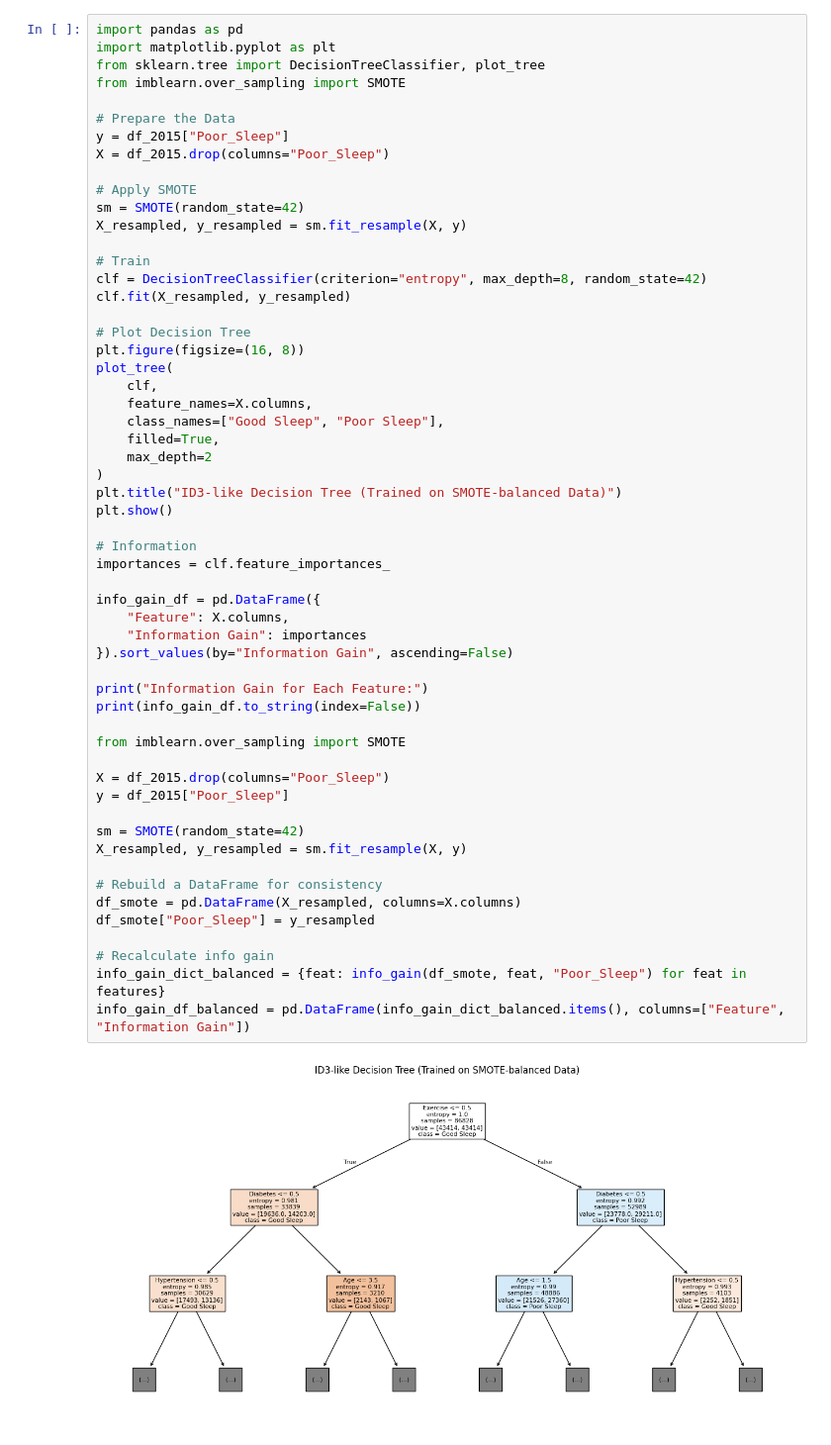
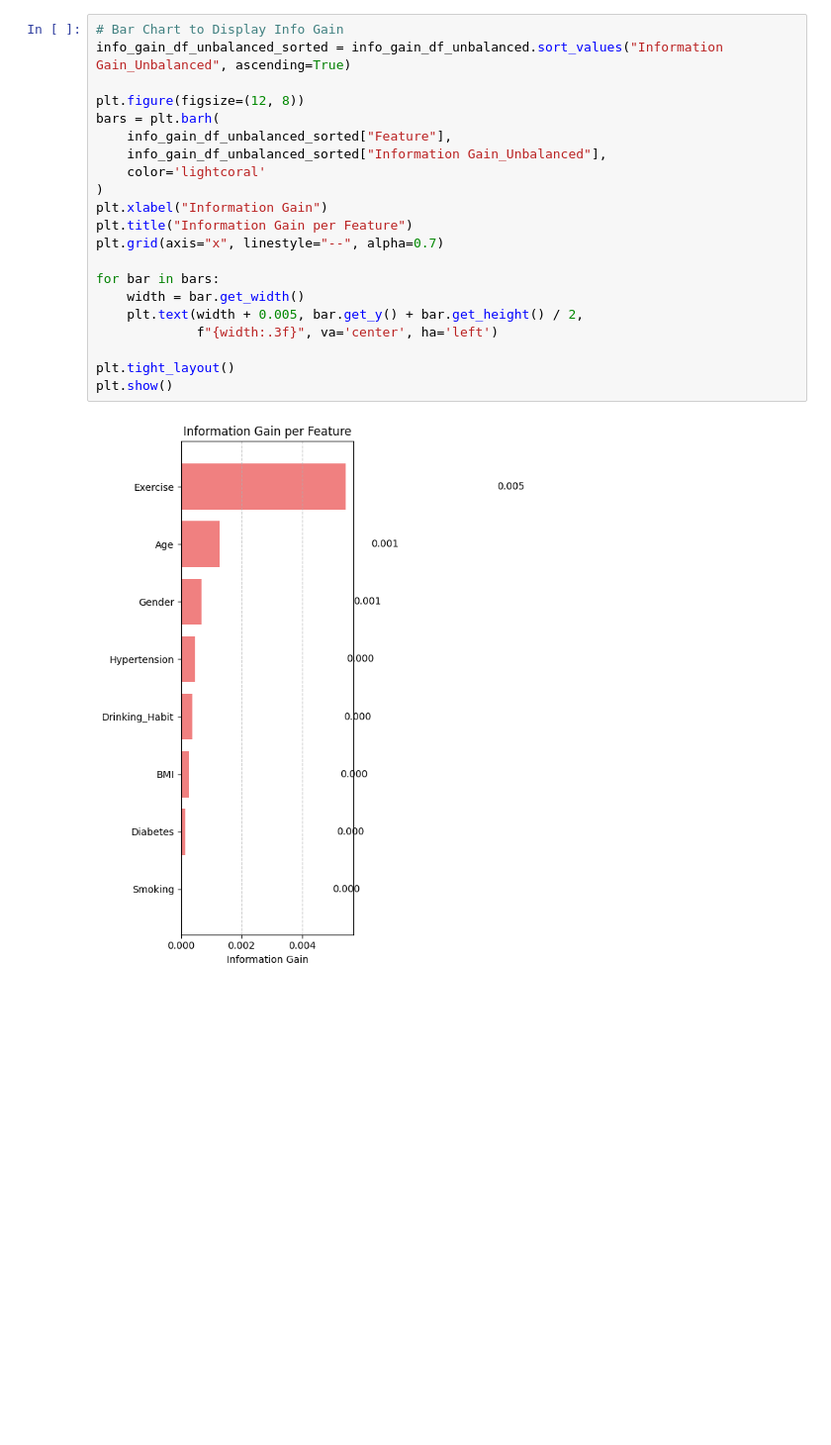
Before and after one commit to jweland/DataModels, a Jupyter notebook: main.ipynb, the cells around one changed output. Shown at 99% size. Saved outputs shown, nothing was run; the diff lists cells and outputs as text; blank space fills up the shorter version.

```diff
--- a/main.ipynb
+++ b/main.ipynb
@@ -98,58 +76,23 @@ Hypertension: 0.0005
 # %%
-import pandas as pd
-import matplotlib.pyplot as plt
-from sklearn.tree import DecisionTreeClassifier, plot_tree
-from imblearn.over_sampling import SMOTE
+# Bar Chart to Display Info Gain
+info_gain_df_unbalanced_sorted = info_gain_df_unbalanced.sort_values("Information Gain_Unbalanced", ascending=True)
 
-# Prepare the Data
-y = df_2015["Poor_Sleep"]
-X = df_2015.drop(columns="Poor_Sleep")
+plt.figure(figsize=(12, 8))
+bars = plt.barh(
+    info_gain_df_unbalanced_sorted["Feature"],
+    info_gain_df_unbalanced_sorted["Information Gain_Unbalanced"],
+    color='lightcoral'
+)
+plt.xlabel("Information Gain")
+plt.title("Information Gain per Feature")
+plt.grid(axis="x", linestyle="--", alpha=0.7)
 
-# Apply SMOTE
-sm = SMOTE(random_state=42)
-X_resampled, y_resampled = sm.fit_resample(X, y)
+for bar in bars:
+    width = bar.get_width()
+    plt.text(width + 0.005, bar.get_y() + bar.get_height() / 2,
+             f"{width:.3f}", va='center', ha='left')
 
-# Train
-clf = DecisionTreeClassifier(criterion="entropy", max_depth=8, random_state=42)
-clf.fit(X_resampled, y_resampled)
-
-# Plot Decision Tree
-plt.figure(figsize=(16, 8))
-plot_tree(
-    clf,
-    feature_names=X.columns,
-    class_names=["Good Sleep", "Poor Sleep"],
-    filled=True,
-    max_depth=2
-)
-plt.title("ID3-like Decision Tree (Trained on SMOTE-balanced Data)")
+plt.tight_layout()
 plt.show()
-
-# Information
-importances = clf.feature_importances_
-
-info_gain_df = pd.DataFrame({
-    "Feature": X.columns,
-    "Information Gain": importances
-}).sort_values(by="Information Gain", ascending=False)
-
-print("Information Gain for Each Feature:")
-print(info_gain_df.to_string(index=False))
-
-from imblearn.over_sampling import SMOTE
-
-X = df_2015.drop(columns="Poor_Sleep")
-y = df_2015["Poor_Sleep"]
-
-sm = SMOTE(random_state=42)
-X_resampled, y_resampled = sm.fit_resample(X, y)
-
-# Rebuild a DataFrame for consistency
-df_smote = pd.DataFrame(X_resampled, columns=X.columns)
-df_smote["Poor_Sleep"] = y_resampled
-
-# Recalculate info gain
-info_gain_dict_balanced = {feat: info_gain(df_smote, feat, "Poor_Sleep") for feat in features}
-info_gain_df_balanced = pd.DataFrame(info_gain_dict_balanced.items(), columns=["Feature", "Information Gain"])
 # %% [output]
-[figure, old version]
+[figure, new version]
```
Also changed, not shown: parts of 5 cells of this notebook, 1 other file.
